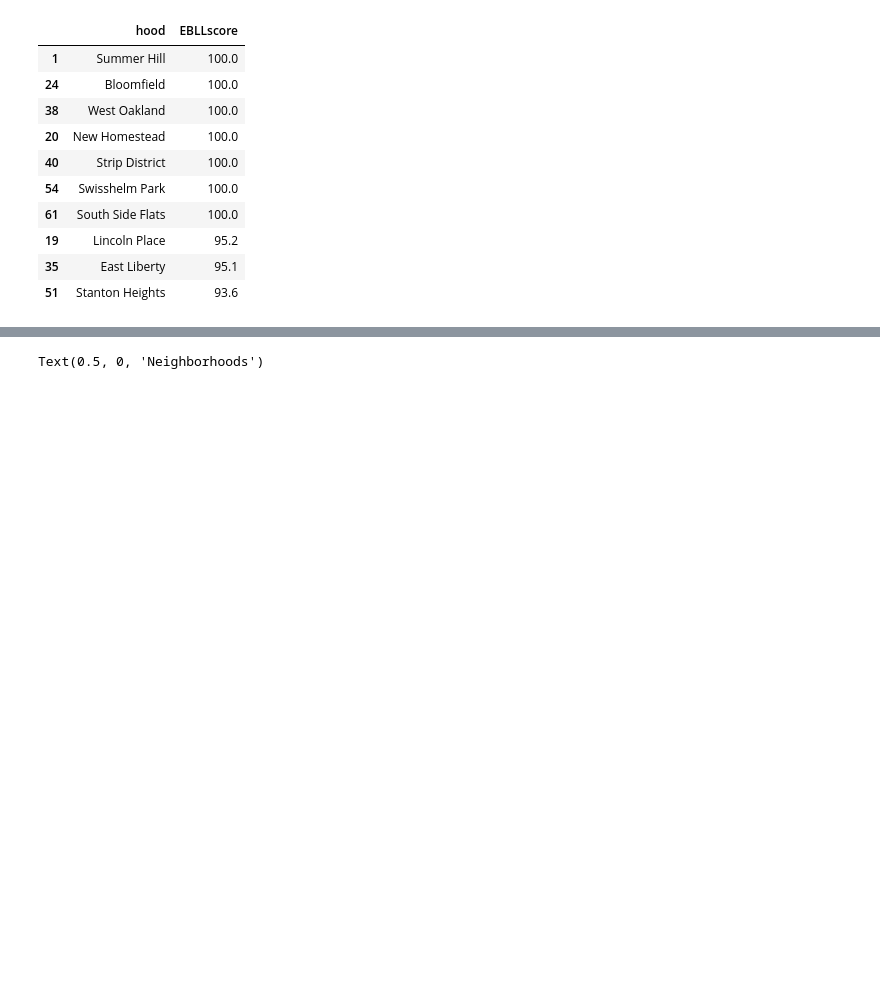
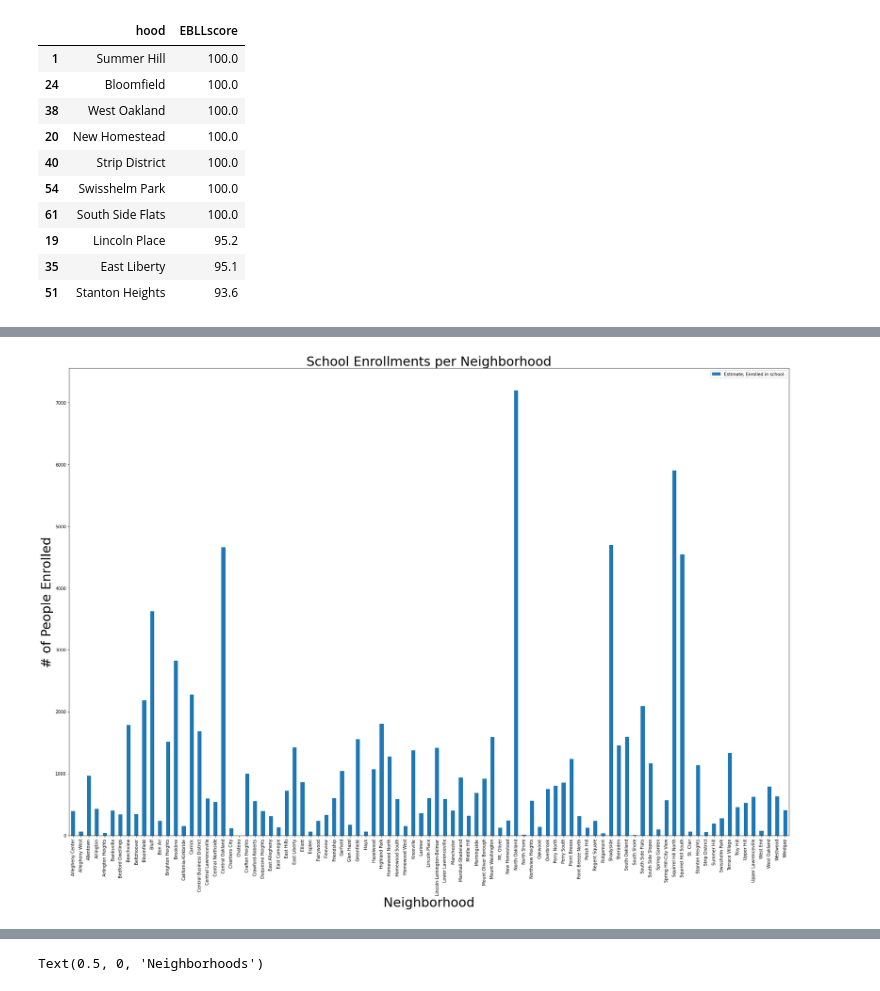
Before and after one commit to neffers/pittsburgh-neighborhood-analysis, a Jupyter notebook: combined-analysis.ipynb, the cells around one changed output, grey strips where cells are left out. Cells and saved outputs as stored; diff of their text form; code cells hidden in the pictures; blank space fills up the shorter version.

```diff
--- a/combined-analysis.ipynb
+++ b/combined-analysis.ipynb
@@ -106,0 +111,8 @@ EBLLscored.head(10)
+# %%
+school_data = pd.read_csv('school-enrollment-by-detailed-level-of-school-for-the-population-3-years-and-over.csv')#open the file to read
+school_data.plot(kind="bar", figsize = (30,20), x = "Neighborhood", y = "Estimate; Enrolled in school:")#pick the estimate we want to look at
+plt.title("School Enrollments per Neighborhood", fontsize = 30);
+plt.xlabel("Neighborhood", fontsize = 30);
+plt.ylabel("# of People Enrolled", fontsize = 30);
+# %% [output]
+[figure, added]
```
Also changed, not shown: parts of 2 cells of this notebook.
